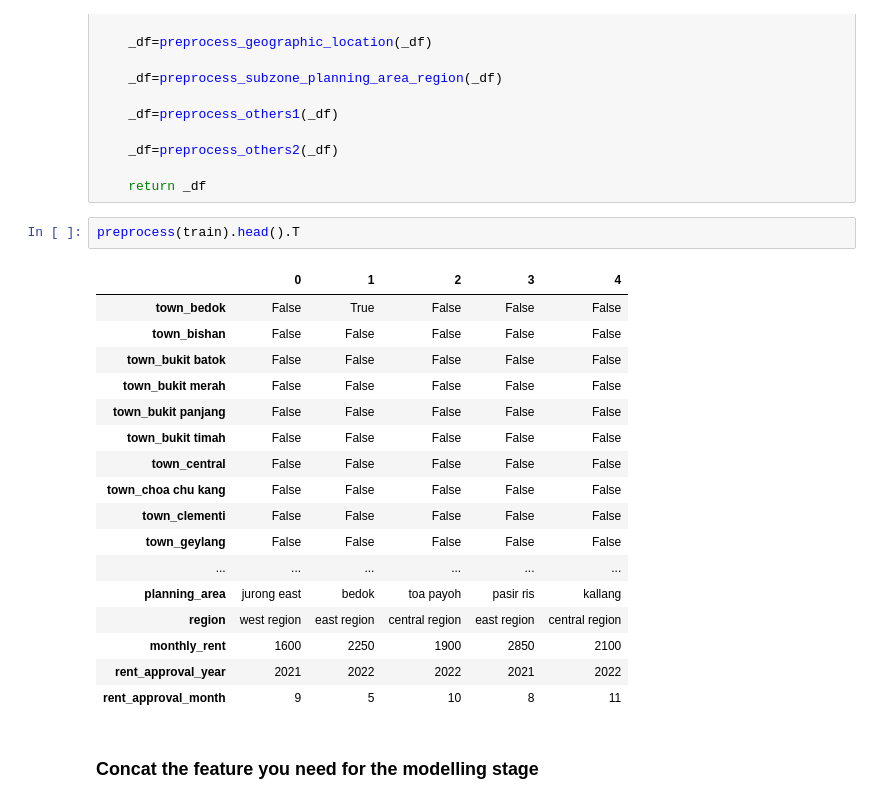
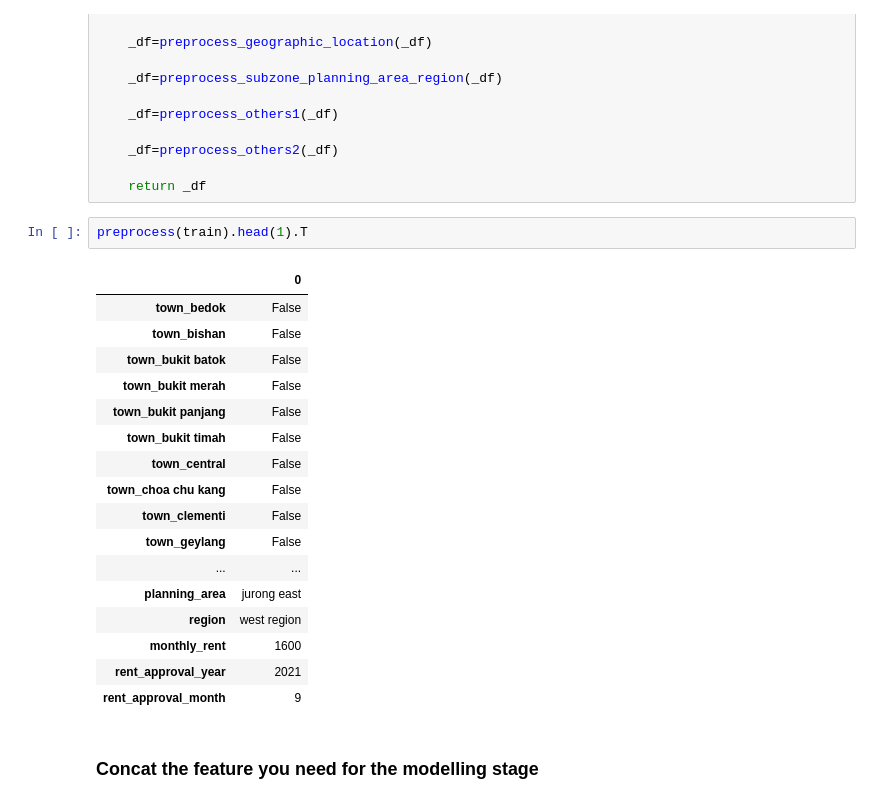
Before and after one commit to royceljh/CS5228-ML-Project, a Jupyter notebook: main/Preprocessing.ipynb, the cells around one changed output. Cells and saved outputs as stored; diff of their text form.

```diff
--- a/main/Preprocessing.ipynb
+++ b/main/Preprocessing.ipynb
@@ -97,25 +97,25 @@ def preprocess(df:DataFrame) -> DataFrame:
 
     return _df
 # %%
-preprocess(train).head().T
+preprocess(train).head(1).T
 # %% [output]
-|  | 0 | 1 | 2 | 3 | 4 |
-| town_bedok | False | True | False | False | False |
-| town_bishan | False | False | False | False | False |
-| town_bukit batok | False | False | False | False | False |
-| town_bukit merah | False | False | False | False | False |
-| town_bukit panjang | False | False | False | False | False |
-| town_bukit timah | False | False | False | False | False |
-| town_central | False | False | False | False | False |
-| town_choa chu kang | False | False | False | False | False |
-| town_clementi | False | False | False | False | False |
-| town_geylang | False | False | False | False | False |
-| ... | ... | ... | ... | ... | ... |
-| planning_area | jurong east | bedok | toa payoh | pasir ris | kallang |
-| region | west region | east region | central region | east region | central region |
-| monthly_rent | 1600 | 2250 | 1900 | 2850 | 2100 |
-| rent_approval_year | 2021 | 2022 | 2022 | 2021 | 2022 |
-| rent_approval_month | 9 | 5 | 10 | 8 | 11 |
+|  | 0 |
+| town_bedok | False |
+| town_bishan | False |
+| town_bukit batok | False |
+| town_bukit merah | False |
+| town_bukit panjang | False |
+| town_bukit timah | False |
+| town_central | False |
+| town_choa chu kang | False |
+| town_clementi | False |
+| town_geylang | False |
+| ... | ... |
+| planning_area | jurong east |
+| region | west region |
+| monthly_rent | 1600 |
+| rent_approval_year | 2021 |
+| rent_approval_month | 9 |
 # %% [markdown]
 ### Concat the feature you need for the modelling stage
 # %%
```
